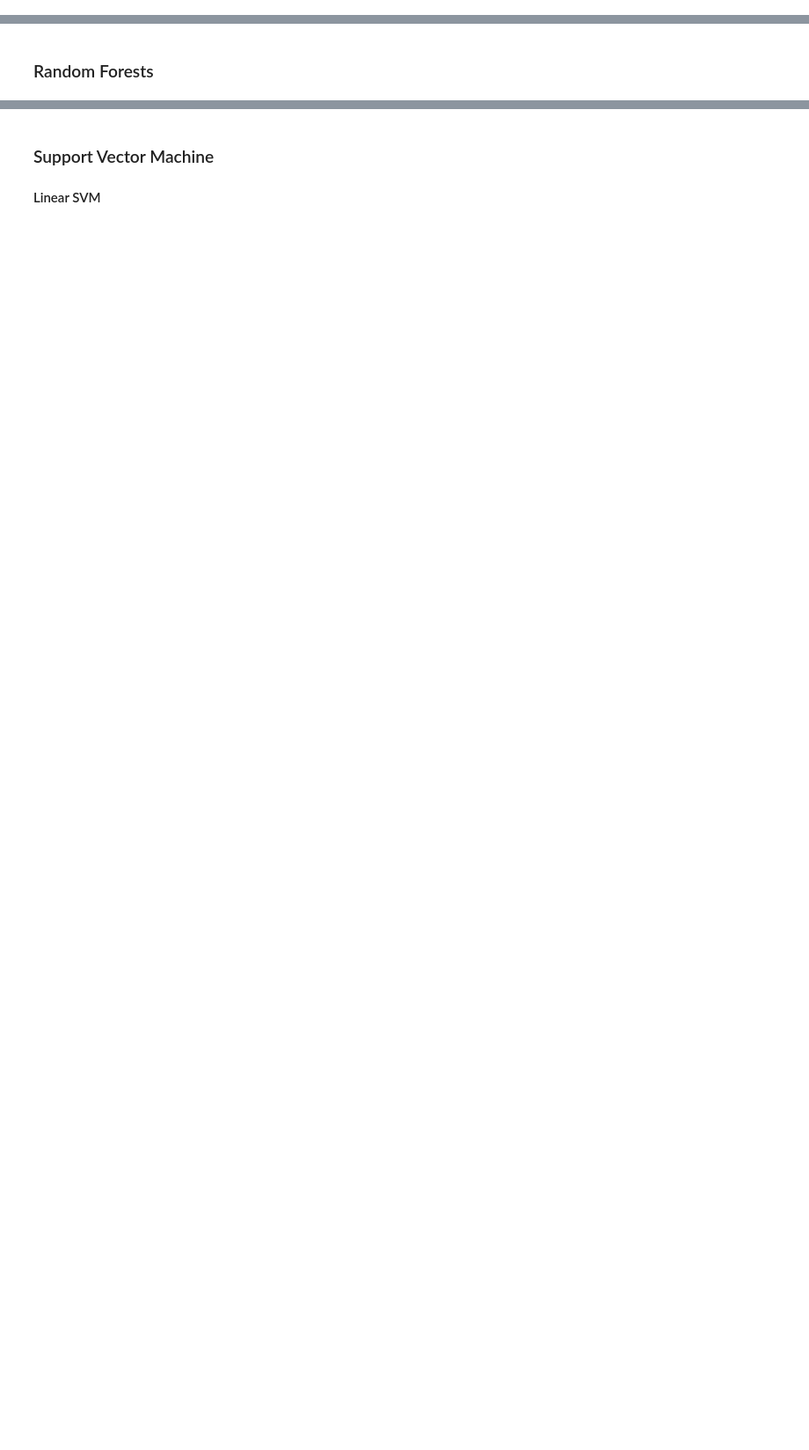
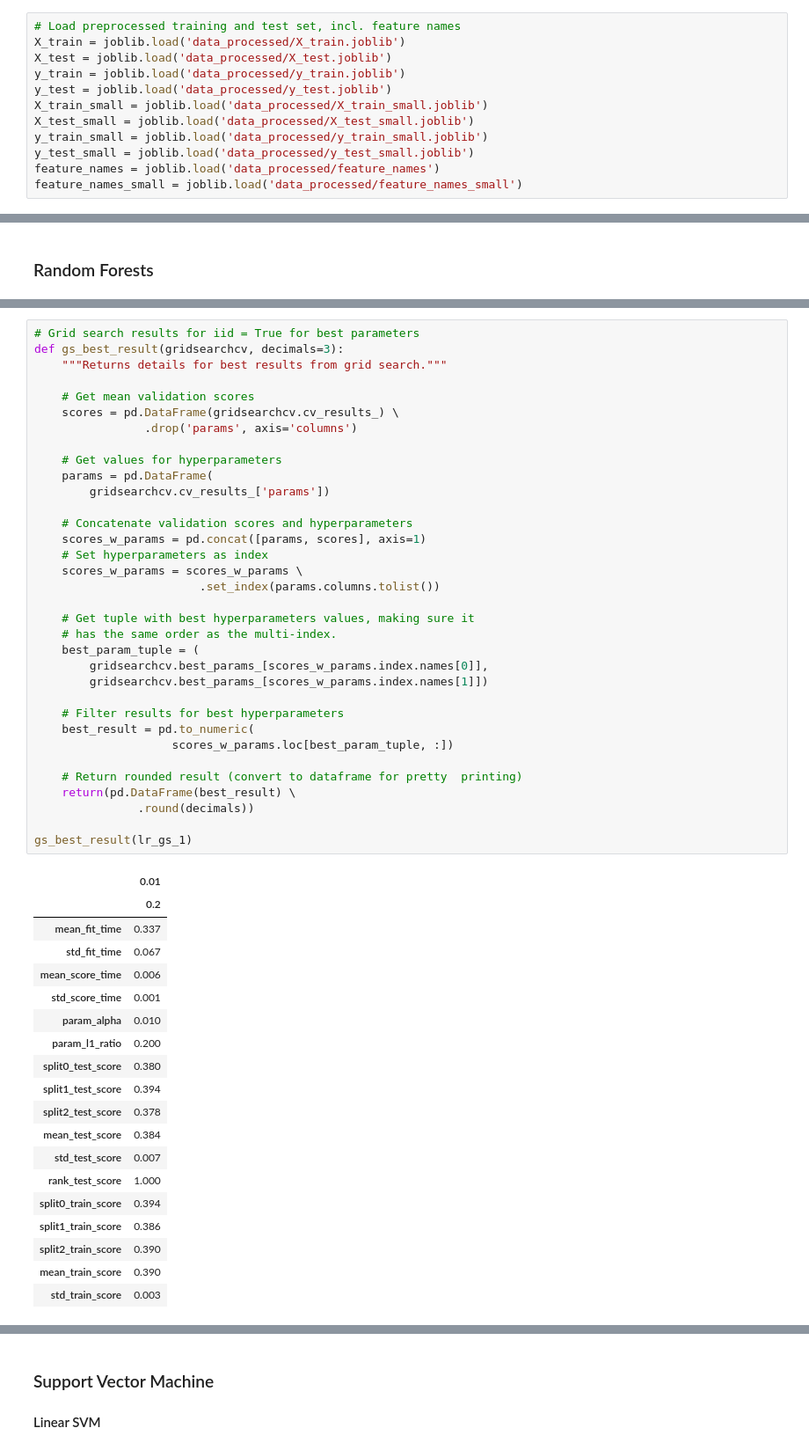
Before and after one commit to tloeber/Springboard, a Jupyter notebook: capstone_lending_club/2_modeling_NEW.ipynb, the cells around one changed output, grey strips where cells are left out. Shown at 88% size. Saved outputs shown, nothing was run; the diff lists cells and outputs as text; blank space fills up the shorter version.

```diff
--- a/capstone_lending_club/2_modeling_NEW.ipynb
+++ b/capstone_lending_club/2_modeling_NEW.ipynb
@@ -121,2 +180,14 @@ data types of columns that were not transformed:
+# %%
+# Load preprocessed training and test set, incl. feature names
+X_train = joblib.load('data_processed/X_train.joblib')
+X_test = joblib.load('data_processed/X_test.joblib')
+y_train = joblib.load('data_processed/y_train.joblib')
+y_test = joblib.load('data_processed/y_test.joblib')
+X_train_small = joblib.load('data_processed/X_train_small.joblib')
+X_test_small = joblib.load('data_processed/X_test_small.joblib')
+y_train_small = joblib.load('data_processed/y_train_small.joblib')
+y_test_small = joblib.load('data_processed/y_test_small.joblib')
+feature_names = joblib.load('data_processed/feature_names')
+feature_names_small = joblib.load('data_processed/feature_names_small')
 # %% [markdown]
 ## Predictive models
@@ -200 +258,55 @@ most_important_features['logistic regression'] = \
+# %%
+# Grid search results for iid = True for best parameters
+def gs_best_result(gridsearchcv, decimals=3):
+    """Returns details for best results from grid search."""
+
+    # Get mean validation scores
+    scores = pd.DataFrame(gridsearchcv.cv_results_) \
+                .drop('params', axis='columns')
+
+    # Get values for hyperparameters
+    params = pd.DataFrame(
+        gridsearchcv.cv_results_['params'])
+
+    # Concatenate validation scores and hyperparameters
+    scores_w_params = pd.concat([params, scores], axis=1)
+    # Set hyperparameters as index
+    scores_w_params = scores_w_params \
+                        .set_index(params.columns.tolist())
+
+    # Get tuple with best hyperparameters values, making sure it
+    # has the same order as the multi-index.
+    best_param_tuple = (
+        gridsearchcv.best_params_[scores_w_params.index.names[0]],
+        gridsearchcv.best_params_[scores_w_params.index.names[1]])
+
+    # Filter results for best hyperparameters
+    best_result = pd.to_numeric(
+                    scores_w_params.loc[best_param_tuple, :])
+
+    # Return rounded result (convert to dataframe for pretty  printing)
+    return(pd.DataFrame(best_result) \
+               .round(decimals))
+
+gs_best_result(lr_gs_1)
+# %% [output]
+|  | 0.01 |
+|  | 0.2 |
+| mean_fit_time | 0.337 |
+| std_fit_time | 0.067 |
+| mean_score_time | 0.006 |
+| std_score_time | 0.001 |
+| param_alpha | 0.010 |
+| param_l1_ratio | 0.200 |
+| split0_test_score | 0.380 |
+| split1_test_score | 0.394 |
+| split2_test_score | 0.378 |
+| mean_test_score | 0.384 |
+| std_test_score | 0.007 |
+| rank_test_score | 1.000 |
+| split0_train_score | 0.394 |
+| split1_train_score | 0.386 |
+| split2_train_score | 0.390 |
+| mean_train_score | 0.390 |
+| std_train_score | 0.003 |
 # %%
```
Also changed, not shown: parts of 42 cells of this notebook.
